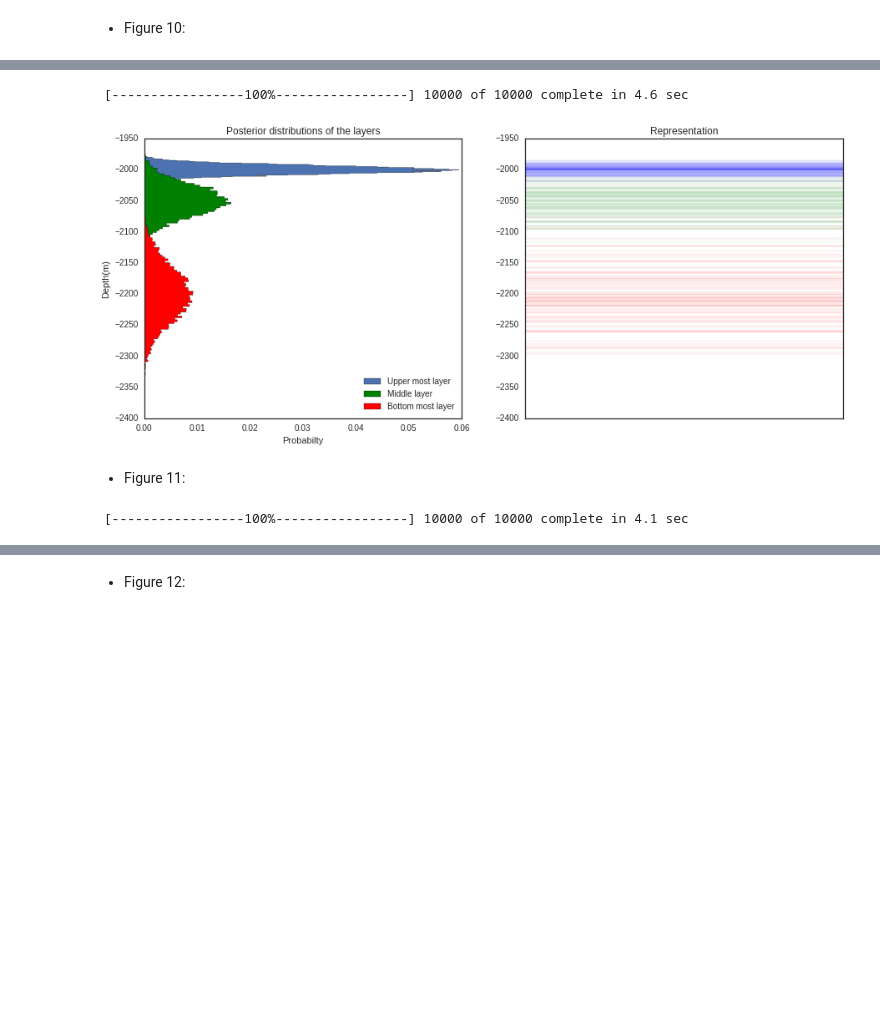
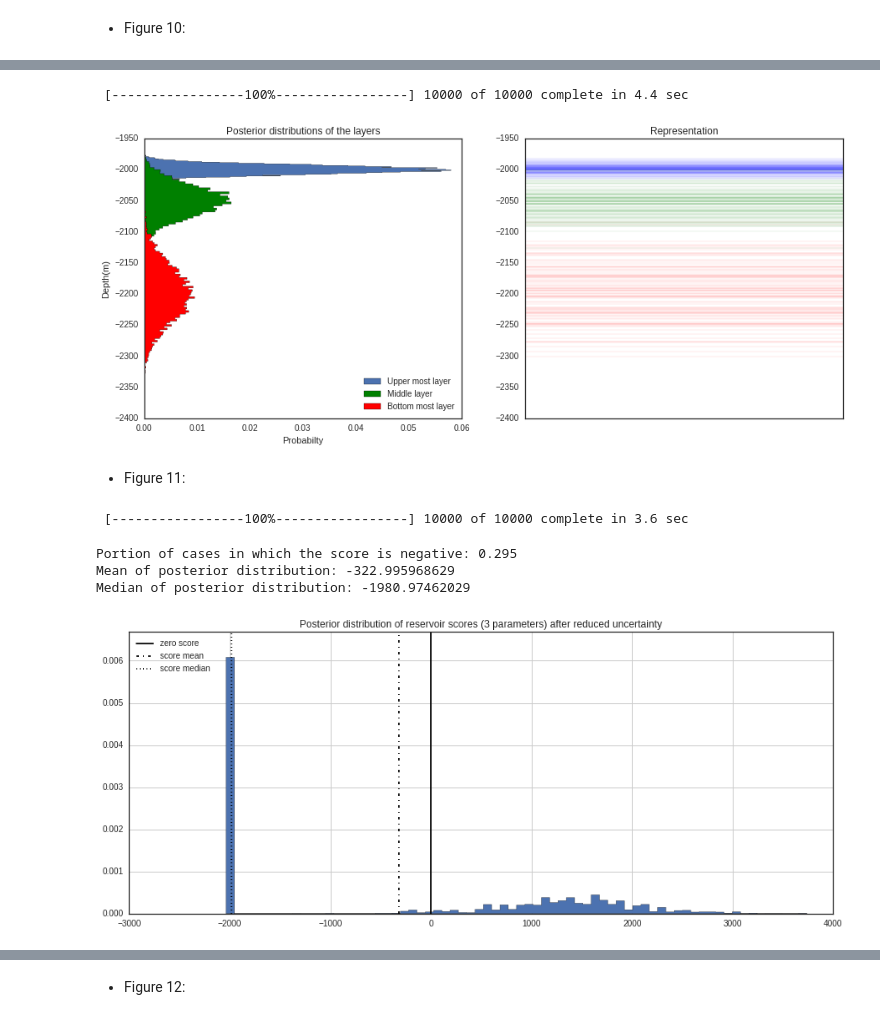
Before and after one commit to nre-aachen/Theses, a Jupyter notebook: Risk analysis/Notebooks/Chapter A - 1D Reservoir Case - Version 2.ipynb, the cells around one changed output, grey strips where cells are left out. Drawn from its saved outputs; the diff is of its cells as text; code cells hidden in the pictures; blank space fills up the shorter version.

```diff
--- a/Risk analysis/Notebooks/Chapter A - 1D Reservoir Case - Version 2.ipynb
+++ b/Risk analysis/Notebooks/Chapter A - 1D Reservoir Case - Version 2.ipynb
@@ -804,7 +806,7 @@ std2 = 60
 @pm.stochastic
 def layer_thickness1(value = 0, alpha = seal_top, beta = res_top):
     a = alpha-beta
-    return pm.normal_like(a, 40., 1./np.square(std1))
+    return pm.normal_like(a, 10., 1./np.square(std1))
 
 @pm.stochastic
 def layer_thickness2(value = 0,  beta = res_top, gamma = res_bottom):
@@ -816,7 +818,7 @@ model3 = pm.Model([alpha, beta, gamma, layer_thickness1, layer_thickness2])
 M3 = pm.MCMC(model3)
 M3.sample(iter=10000, burn = 1000)
 # %% [output]
- [-----------------100%-----------------] 10000 of 10000 complete in 4.6 sec
+ [-----------------100%-----------------] 10000 of 10000 complete in 4.4 sec
 # %%
 figsize(15,6)
 fig, ax = plt.subplots(1, 2)
@@ -852,7 +854,7 @@ for i in range(100):
     ax[1].axhline(beta_samples_all2[-i], c = "g", alpha = 0.05)
     ax[1].axhline(gamma_samples_all2[-i],c = "r", alpha = 0.05)
 # %% [output]
-[figure, old version]
+[figure, new version]
 # %% [markdown]
 - Figure 11:
 # %%
@@ -876,4 +878,27 @@ model4 = pm.Model([true_score3, score_if_seal, score_if_seal_fail, layer_thickne
 M4= pm.MCMC(model4)
 M4.sample(iter=10000, burn=1000)
 # %% [output]
- [-----------------100%-----------------] 10000 of 10000 complete in 4.1 sec
+ [-----------------100%-----------------] 10000 of 10000 complete in 3.6 sec
+# %%
+res_score2 = M4.trace("true_score3")[:]
+# %%
+figsize(15, 6)
+
+_hist = plt.hist(res_score2, bins=70, normed=True, histtype="stepfilled")
+plt.title("Posterior distribution of reservoir scores (3 parameters) after reduced uncertainty")
+plt.vlines(0, 0, 1.1 * np.max(_hist[0]), label="zero score", linestyles="-")
+plt.vlines(res_score2.mean(), 0, 1.1 * np.max(_hist[0]), label="score mean", linestyles="-.")
+plt.vlines(np.median(res_score2), 0, 1.1 * np.max(_hist[0]), label="score median", linestyles=":")
+plt.legend(loc="upper left");
+plt.grid()
+plt.ylim(0, 1.1 * np.max(_hist[0]))
+
+negative_cases3 = (res_score2<0).sum()/9000
+print("Portion of cases in which the score is negative:",negative_cases2)
+print("Mean of posterior distribution:",res_score2.mean())
+print("Median of posterior distribution:",np.median(res_score2))
+# %% [output]
+Portion of cases in which the score is negative: 0.295
+Mean of posterior distribution: -322.995968629
+Median of posterior distribution: -1980.97462029
+[figure, added]
```
Also changed, not shown: parts of 44 cells of this notebook.
